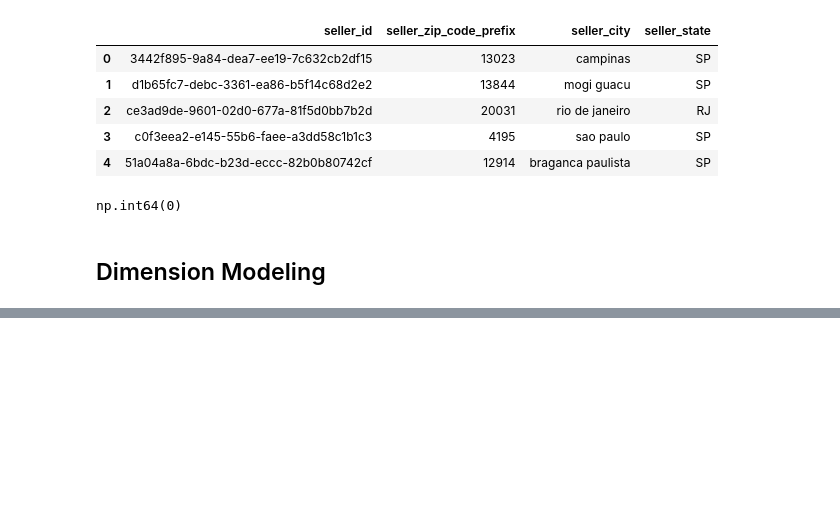
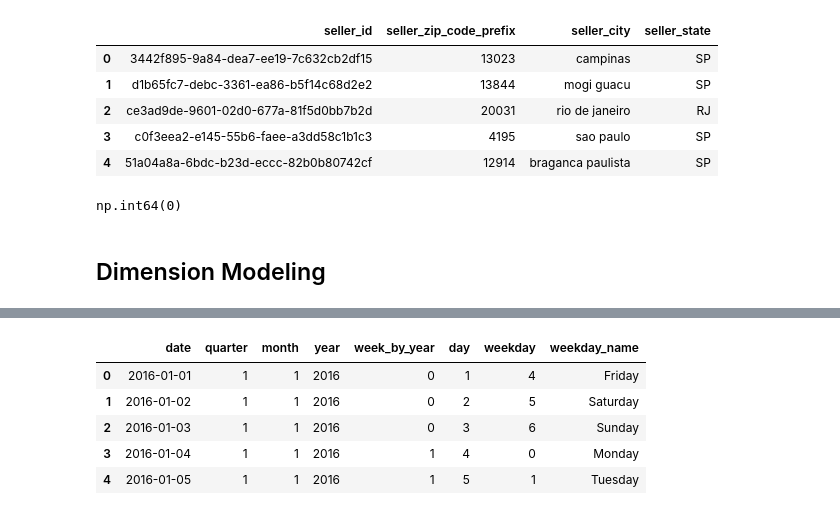
Before and after one commit to iamsohaib7/E-Commerce-ETL, a Jupyter notebook: Transform/transform.ipynb, the cells around one changed output, grey strips where cells are left out. Cells and saved outputs as stored; diff of their text form; code cells hidden in the pictures; blank space fills up the shorter version.

Commit message:
create dim model of data into star schema

```diff
--- a/Transform/transform.ipynb
+++ b/Transform/transform.ipynb
@@ -495,0 +574,19 @@ customers_df.rename({"customer_unique_id": "customer_id"}, axis=1, inplace=True)
+# %%
+dim_dates = pd.DataFrame(pd.date_range(start="2016-01-01", end="2018-12-31"), columns=["date"])
+# %%
+dim_dates["quarter"] = dim_dates.date.dt.quarter
+dim_dates["month"] = dim_dates.date.dt.month
+dim_dates["year"] = dim_dates.date.dt.year
+dim_dates["week_by_year"] = dim_dates.date.dt.strftime("%W").astype(int)
+dim_dates["day"] = dim_dates.date.dt.day
+dim_dates["weekday"] = dim_dates.date.dt.weekday
+dim_dates["weekday_name"] = dim_dates.date.dt.day_name()
+# %%
+dim_dates.head()
+# %% [output]
+|  | date | quarter | month | year | week_by_year | day | weekday | weekday_name |
+| 0 | 2016-01-01 | 1 | 1 | 2016 | 0 | 1 | 4 | Friday |
+| 1 | 2016-01-02 | 1 | 1 | 2016 | 0 | 2 | 5 | Saturday |
+| 2 | 2016-01-03 | 1 | 1 | 2016 | 0 | 3 | 6 | Sunday |
+| 3 | 2016-01-04 | 1 | 1 | 2016 | 1 | 4 | 0 | Monday |
+| 4 | 2016-01-05 | 1 | 1 | 2016 | 1 | 5 | 1 | Tuesday |
```
Also changed, not shown: parts of 20 cells of this notebook.
